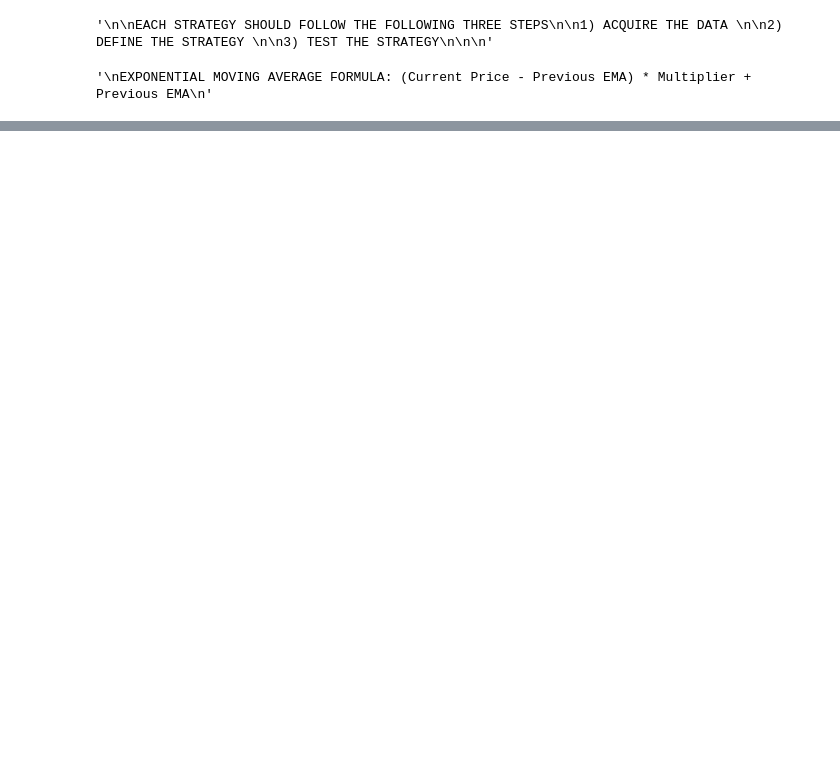
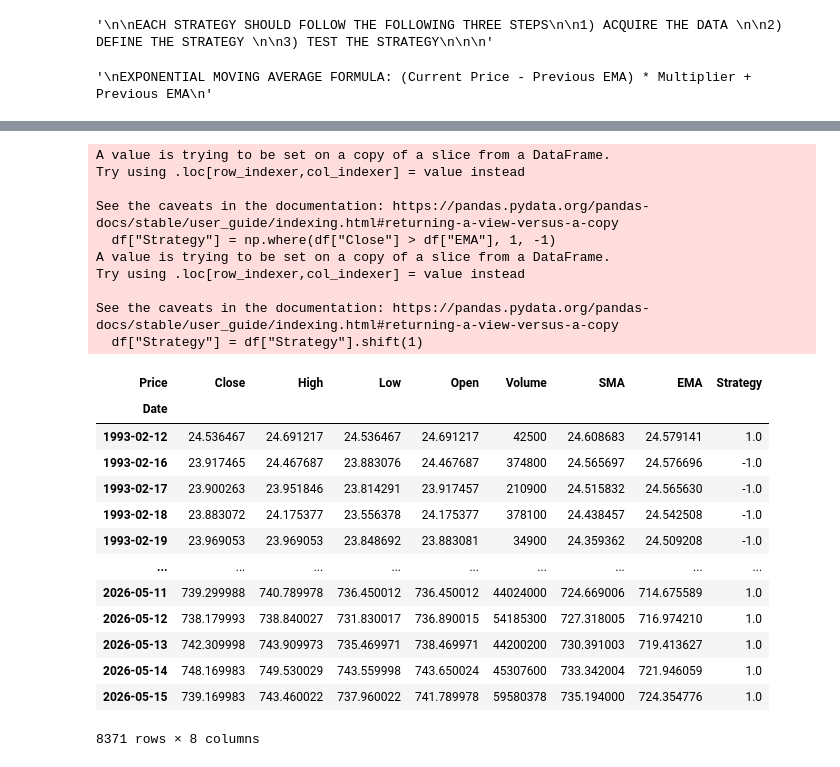
Before and after one commit to Jeffrey-Adjei/Technical-Indicator-Research, a Jupyter notebook: exponentialmovingaverage.ipynb, the cells around one changed output, grey strips where cells are left out. Saved outputs shown, nothing was run; the diff lists cells and outputs as text; code cells hidden in the pictures; blank space fills up the shorter version.

```diff
--- a/exponentialmovingaverage.ipynb
+++ b/exponentialmovingaverage.ipynb
@@ -101,0 +116,28 @@ DEFINE STRATEGY:
+# %%
+df = strategy(df)
+df
+# %% [output]
+A value is trying to be set on a copy of a slice from a DataFrame.
+Try using .loc[row_indexer,col_indexer] = value instead
+
+See the caveats in the documentation: https://pandas.pydata.org/pandas-docs/stable/user_guide/indexing.html#returning-a-view-versus-a-copy
+  df["Strategy"] = np.where(df["Close"] > df["EMA"], 1, -1)
+A value is trying to be set on a copy of a slice from a DataFrame.
+Try using .loc[row_indexer,col_indexer] = value instead
+
+See the caveats in the documentation: https://pandas.pydata.org/pandas-docs/stable/user_guide/indexing.html#returning-a-view-versus-a-copy
+  df["Strategy"] = df["Strategy"].shift(1)
+| Price | Close | High | Low | Open | Volume | SMA | EMA | Strategy |
+| Date |  |  |  |  |  |  |  |  |
+| 1993-02-12 | 24.536467 | 24.691217 | 24.536467 | 24.691217 | 42500 | 24.608683 | 24.579141 | 1.0 |
+| 1993-02-16 | 23.917465 | 24.467687 | 23.883076 | 24.467687 | 374800 | 24.565697 | 24.576696 | -1.0 |
+| 1993-02-17 | 23.900263 | 23.951846 | 23.814291 | 23.917457 | 210900 | 24.515832 | 24.565630 | -1.0 |
+| 1993-02-18 | 23.883072 | 24.175377 | 23.556378 | 24.175377 | 378100 | 24.438457 | 24.542508 | -1.0 |
+| 1993-02-19 | 23.969053 | 23.969053 | 23.848692 | 23.883081 | 34900 | 24.359362 | 24.509208 | -1.0 |
+| ... | ... | ... | ... | ... | ... | ... | ... | ... |
+| 2026-05-11 | 739.299988 | 740.789978 | 736.450012 | 736.450012 | 44024000 | 724.669006 | 714.675589 | 1.0 |
+| 2026-05-12 | 738.179993 | 738.840027 | 731.830017 | 736.890015 | 54185300 | 727.318005 | 716.974210 | 1.0 |
+| 2026-05-13 | 742.309998 | 743.909973 | 735.469971 | 738.469971 | 44200200 | 730.391003 | 719.413627 | 1.0 |
+| 2026-05-14 | 748.169983 | 749.530029 | 743.559998 | 743.650024 | 45307600 | 733.342004 | 721.946059 | 1.0 |
+| 2026-05-15 | 739.169983 | 743.460022 | 737.960022 | 741.789978 | 59580378 | 735.194000 | 724.354776 | 1.0 |
+8371 rows × 8 columns
```
Also changed, not shown: parts of 9 cells of this notebook.
